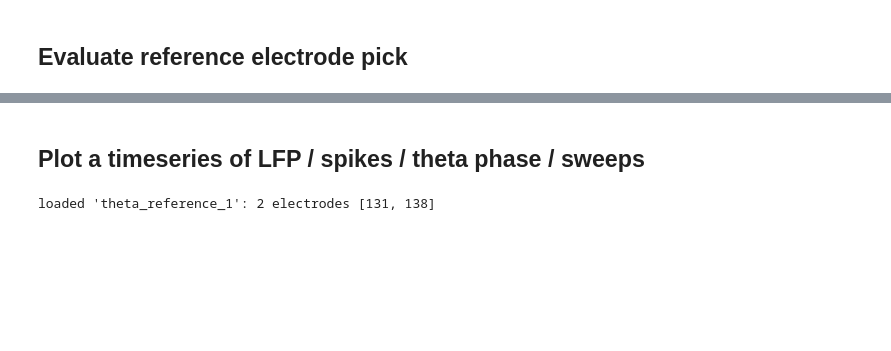
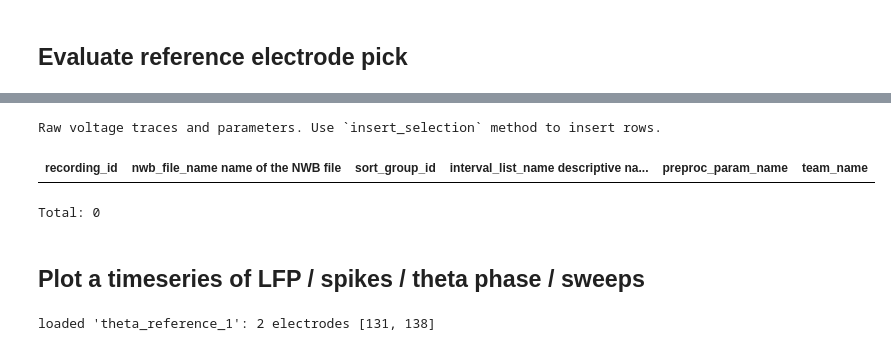
Before and after one commit to calderast/Hex-maze-spyglass, a Jupyter notebook: notebooks/analysis/Select_Theta_Reference_Electrodes.ipynb, the cells around one changed output, grey strips where cells are left out. Cells and saved outputs as stored; diff of their text form; code cells hidden in the pictures; blank space fills up the shorter version.

```diff
--- a/notebooks/analysis/Select_Theta_Reference_Electrodes.ipynb
+++ b/notebooks/analysis/Select_Theta_Reference_Electrodes.ipynb
@@ -549,7 +558,7 @@ import spyglass.common as sgc
 import spyglass.spikesorting.v1 as sgs
 from spyglass_hexmaze.hex_maze_decoding import HexMazeDecodedPosition, HexMazeThetaV1
 
-nwb_file_name = "IM-1478_20220727_.nwb"
+nwb_file_name = "Lily20251217_.nwb"
 REFERENCE_NAME = "theta_reference_1"
 
 # Fetch reference electrode set for this nwb
@@ -796,3 +783,9 @@ saved figures/IM-1478_20220727/IM-1478_20220727_theta_reference_manual_summary.p
+# %%
+(sgs.SpikeSortingRecordingSelection & key)
+# %% [output]
+Raw voltage traces and parameters. Use `insert_selection` method to insert rows.
+| recording_id | nwb_file_name name of the NWB file | sort_group_id | interval_list_name descriptive na... | preproc_param_name | team_name |
+Total: 0
 # %% [markdown]
 ## Plot a timeseries of LFP / spikes / theta phase / sweeps
 # %%
```
Also changed, not shown: parts of 7 cells of this notebook, 2 other files.
